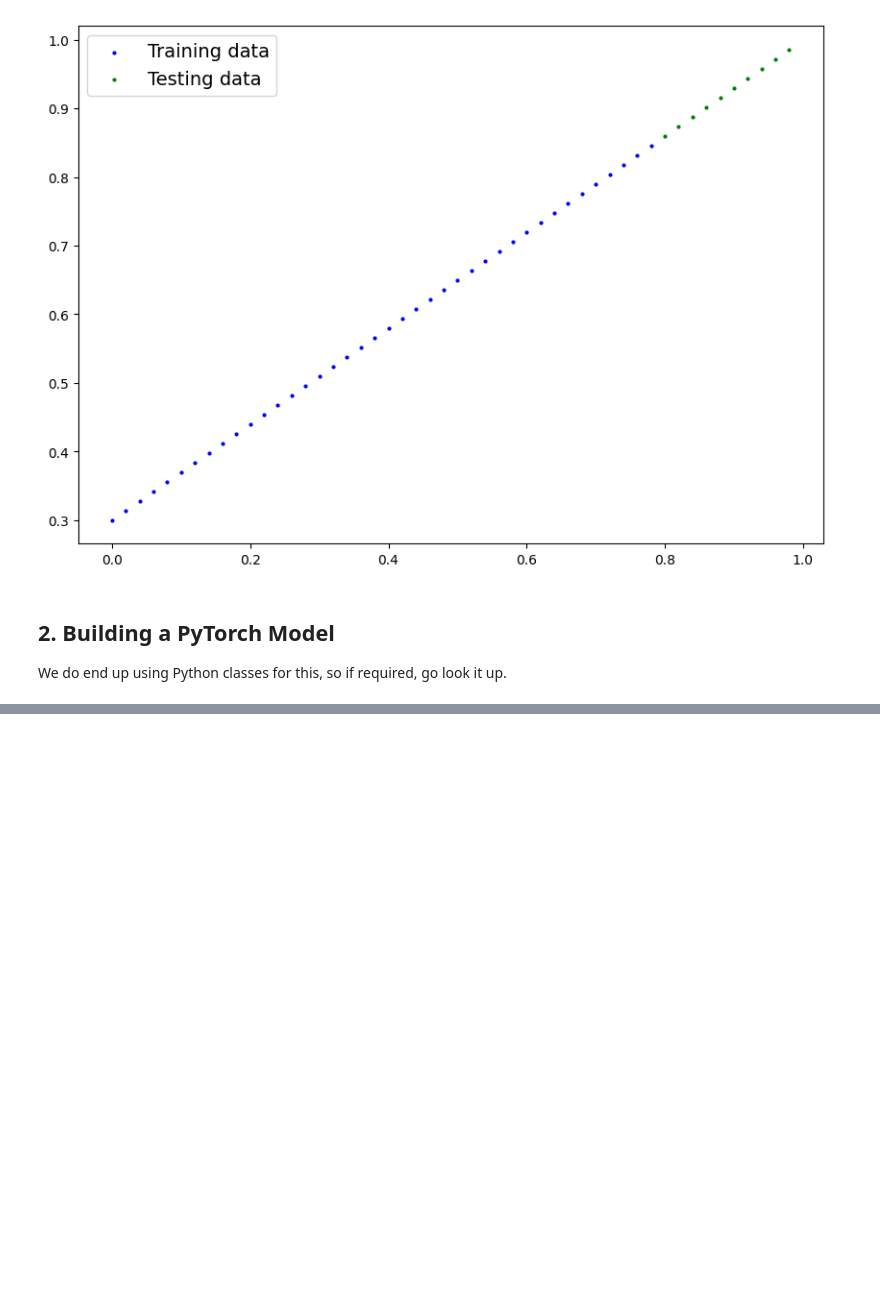
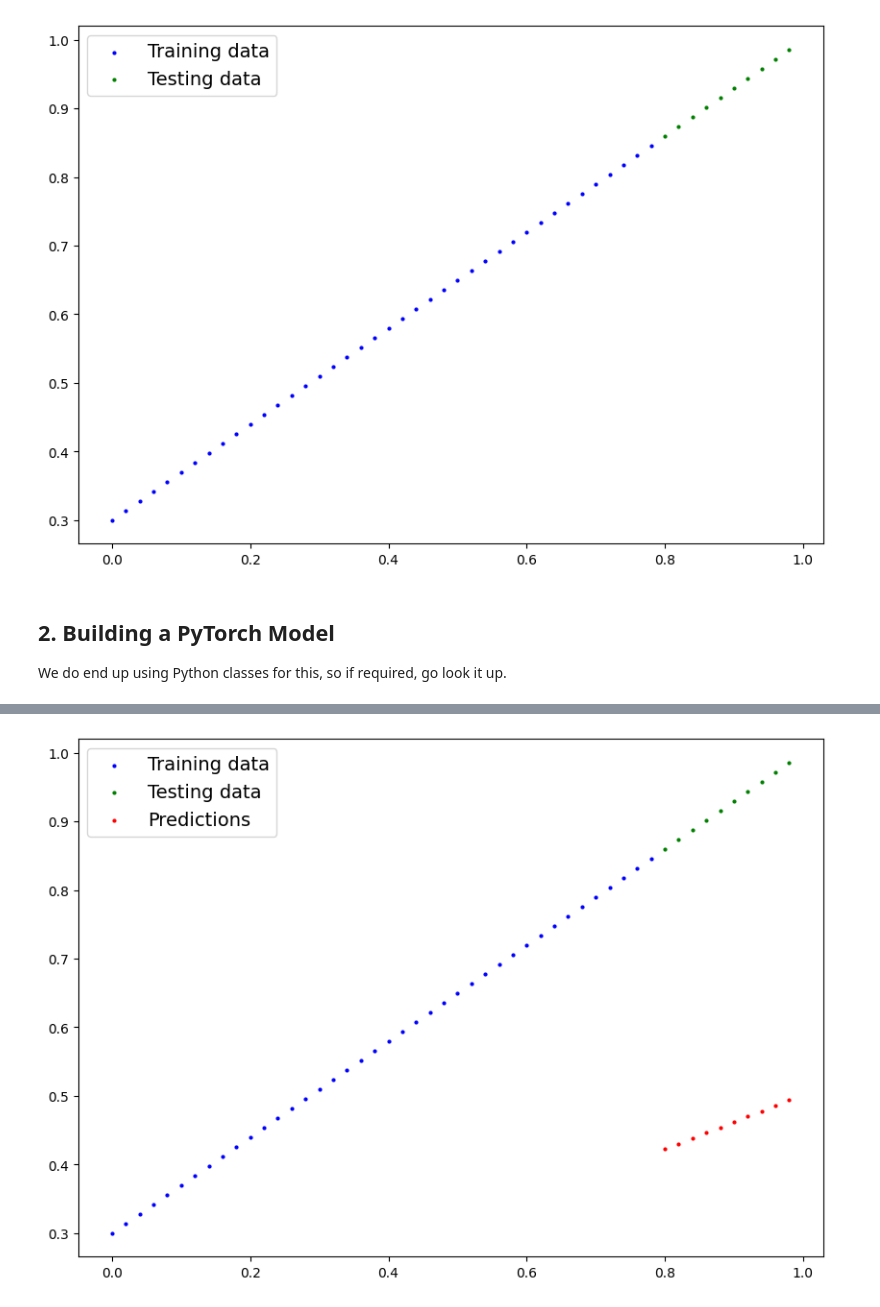
Before and after one commit to CodeX-Phi/nuclear-ml, a Jupyter notebook: notebooks/learnPyTorch/PyTorchWorkflow.ipynb, the cells around one changed output, grey strips where cells are left out. Drawn from its saved outputs; the diff is of its cells as text; code cells hidden in the pictures; blank space fills up the shorter version.

```diff
--- a/notebooks/learnPyTorch/PyTorchWorkflow.ipynb
+++ b/notebooks/learnPyTorch/PyTorchWorkflow.ipynb
@@ -83,0 +91,5 @@ class LinearRegressionModel(torch.nn.Module):
+# %%
+# Assigning the model class to a variable
+model_0 = LinearRegressionModel()
+
+list(model_0.parameters()) # Returns the random initialized parameters
@@ -83,0 +105,7 @@ class LinearRegressionModel(torch.nn.Module):
+# %%
+with torch.inference_mode():
+    y_preds = model_0(X_test)
+
+plot_predictions(predictions=y_preds)
+# %% [output]
+[figure, added]
```
Also changed, not shown: parts of 9 cells of this notebook.
